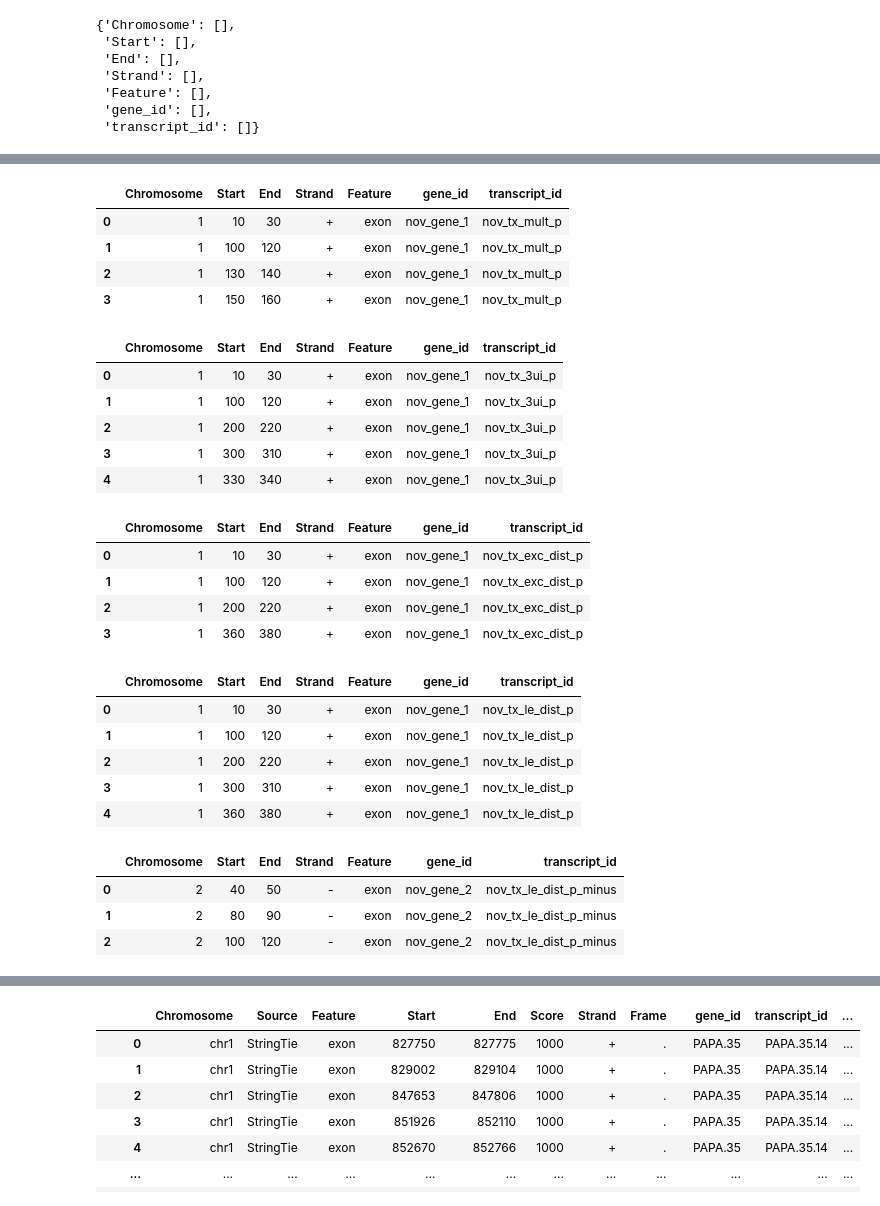
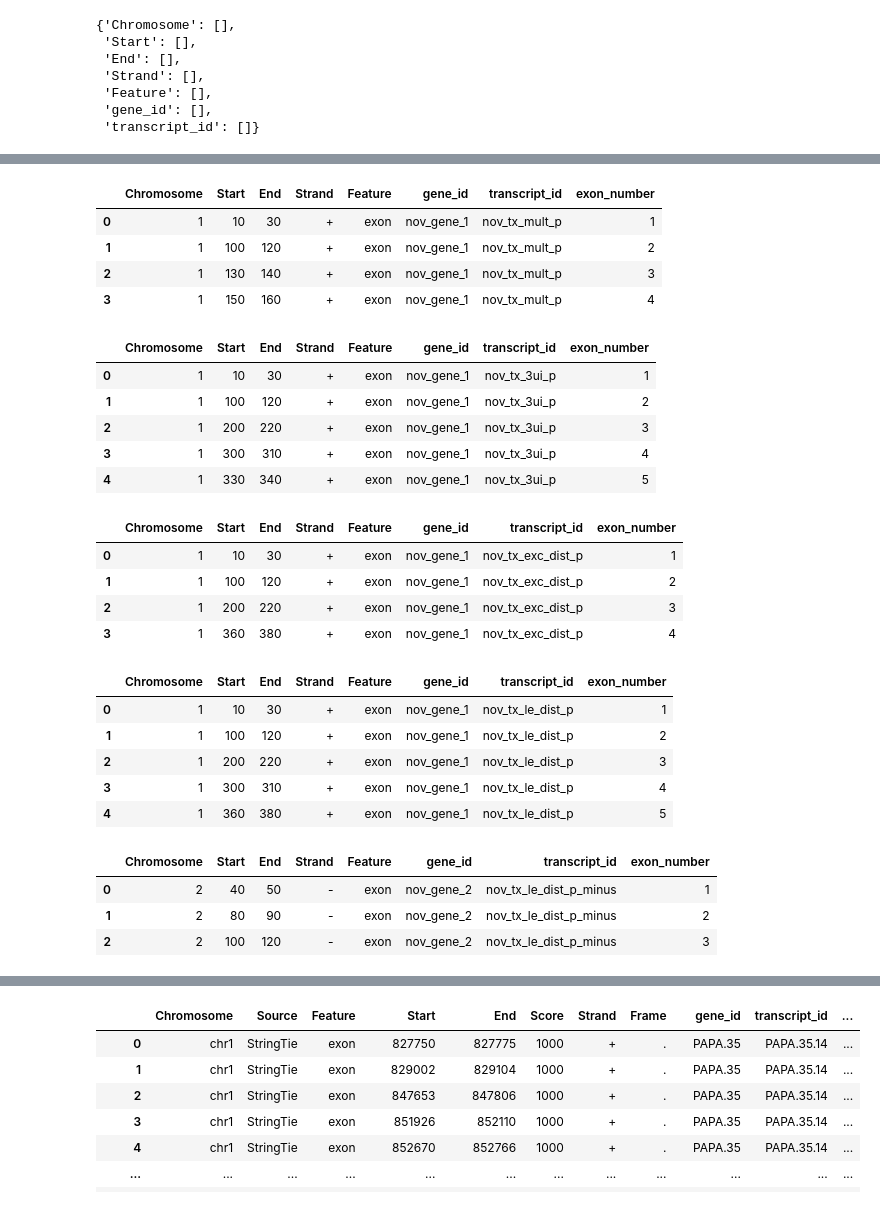
Before and after one commit to frattalab/PAPA, a Jupyter notebook: scripts/stringtie_intron_chain_classification.ipynb, the cells around one changed output, grey strips where cells are left out. Cells and saved outputs as stored; diff of their text form; code cells hidden in the pictures.

```diff
--- a/scripts/stringtie_intron_chain_classification.ipynb
+++ b/scripts/stringtie_intron_chain_classification.ipynb
@@ -143,37 +148,39 @@ test_novel_mult = {"Chromosome": [1]*4,
                    "Strand": ["+"]*4,
                    "Feature": ["exon"]*4,
                    "gene_id": ["nov_gene_1"]*4,
-                   "transcript_id": ["nov_tx_mult_p"]*4
+                   "transcript_id": ["nov_tx_mult_p"]*4,
+                   "exon_number": [1,2,3,4]
                     }
 
 pr.from_dict(test_novel_mult)
 # %% [output]
-|  | Chromosome | Start | End | Strand | Feature | gene_id | transcript_id |
-| 0 | 1 | 10 | 30 | + | exon | nov_gene_1 | nov_tx_mult_p |
-| 1 | 1 | 100 | 120 | + | exon | nov_gene_1 | nov_tx_mult_p |
-| 2 | 1 | 130 | 140 | + | exon | nov_gene_1 | nov_tx_mult_p |
-| 3 | 1 | 150 | 160 | + | exon | nov_gene_1 | nov_tx_mult_p |
+|  | Chromosome | Start | End | Strand | Feature | gene_id | transcript_id | exon_number |
+| 0 | 1 | 10 | 30 | + | exon | nov_gene_1 | nov_tx_mult_p | 1 |
+| 1 | 1 | 100 | 120 | + | exon | nov_gene_1 | nov_tx_mult_p | 2 |
+| 2 | 1 | 130 | 140 | + | exon | nov_gene_1 | nov_tx_mult_p | 3 |
+| 3 | 1 | 150 | 160 | + | exon | nov_gene_1 | nov_tx_mult_p | 4 |
 # %%
 # 5. 3'UTR intron fully contained within an annotated 3'UTR (e.g. TDP-43)
 # For this to pass, they should match the intron chain of a known transcript up until the penultimate exon
 # (Annotate as a 3'UTR intron (spliced out) after filtering for intron chain match)
 test_novel_3ui = {"Chromosome": [1]*5,
                 "Start": [10,100,200,300,330],
                 "End": [30,120,220,310,340],
                 "Strand": ["+"]*5,
                 "Feature": ["exon"]*5,
                 "gene_id": ["nov_gene_1"]*5,
-                "transcript_id": ["nov_tx_3ui_p"]*5
+                "transcript_id": ["nov_tx_3ui_p"]*5,
+                  "exon_number": [1,2,3,4,5]
                  }
 
 pr.from_dict(test_novel_3ui)
 # %% [output]
-|  | Chromosome | Start | End | Strand | Feature | gene_id | transcript_id |
-| 0 | 1 | 10 | 30 | + | exon | nov_gene_1 | nov_tx_3ui_p |
-| 1 | 1 | 100 | 120 | + | exon | nov_gene_1 | nov_tx_3ui_p |
-| 2 | 1 | 200 | 220 | + | exon | nov_gene_1 | nov_tx_3ui_p |
-| 3 | 1 | 300 | 310 | + | exon | nov_gene_1 | nov_tx_3ui_p |
-| 4 | 1 | 330 | 340 | + | exon | nov_gene_1 | nov_tx_3ui_p |
+|  | Chromosome | Start | End | Strand | Feature | gene_id | transcript_id | exon_number |
+| 0 | 1 | 10 | 30 | + | exon | nov_gene_1 | nov_tx_3ui_p | 1 |
+| 1 | 1 | 100 | 120 | + | exon | nov_gene_1 | nov_tx_3ui_p | 2 |
+| 2 | 1 | 200 | 220 | + | exon | nov_gene_1 | nov_tx_3ui_p | 3 |
+| 3 | 1 | 300 | 310 | + | exon | nov_gene_1 | nov_tx_3ui_p | 4 |
+| 4 | 1 | 330 | 340 | + | exon | nov_gene_1 | nov_tx_3ui_p | 5 |
 # %%
 #6. Distal last exon spliced from penultimate exon (i.e. a mutually exclusive last exon) (e.g. SMC1A)
 # For this to pass, they should match the intron chain of a known transcript up until the penultimate exon
@@ -185,16 +192,17 @@ test_novel_exc_dist = {"Chromosome": [1]*4,
                 "Strand": ["+"]*4,
                 "Feature": ["exon"]*4,
                 "gene_id": ["nov_gene_1"]*4,
-                "transcript_id": ["nov_tx_exc_dist_p"]*4
+                "transcript_id": ["nov_tx_exc_dist_p"]*4,
+                       "exon_number": [1,2,3,4]
                }
 
 pr.from_dict(test_novel_exc_dist)
 # %% [output]
-|  | Chromosome | Start | End | Strand | Feature | gene_id | transcript_id |
-| 0 | 1 | 10 | 30 | + | exon | nov_gene_1 | nov_tx_exc_dist_p |
-| 1 | 1 | 100 | 120 | + | exon | nov_gene_1 | nov_tx_exc_dist_p |
-| 2 | 1 | 200 | 220 | + | exon | nov_gene_1 | nov_tx_exc_dist_p |
-| 3 | 1 | 360 | 380 | + | exon | nov_gene_1 | nov_tx_exc_dist_p |
+|  | Chromosome | Start | End | Strand | Feature | gene_id | transcript_id | exon_number |
+| 0 | 1 | 10 | 30 | + | exon | nov_gene_1 | nov_tx_exc_dist_p | 1 |
+| 1 | 1 | 100 | 120 | + | exon | nov_gene_1 | nov_tx_exc_dist_p | 2 |
+| 2 | 1 | 200 | 220 | + | exon | nov_gene_1 | nov_tx_exc_dist_p | 3 |
+| 3 | 1 | 360 | 380 | + | exon | nov_gene_1 | nov_tx_exc_dist_p | 4 |
 # %%
 #7. Distal last exon spliced from ann
 # For this to pass, they should match the intron chain of a known transcript up until the penultimate exon
@@ -204,17 +212,18 @@ test_novel_le_dist = {"Chromosome": [1]*5,
                       "Strand": ["+"]*5,
                       "Feature": ["exon"]*5,
                       "gene_id": ["nov_gene_1"]*5,
-                      "transcript_id": ["nov_tx_le_dist_p"]*5
+                      "transcript_id": ["nov_tx_le_dist_p"]*5,
+                      "exon_number": [1,2,3,4,5]
                      }
 
 pr.from_dict(test_novel_le_dist)
 # %% [output]
-|  | Chromosome | Start | End | Strand | Feature | gene_id | transcript_id |
-| 0 | 1 | 10 | 30 | + | exon | nov_gene_1 | nov_tx_le_dist_p |
-| 1 | 1 | 100 | 120 | + | exon | nov_gene_1 | nov_tx_le_dist_p |
-| 2 | 1 | 200 | 220 | + | exon | nov_gene_1 | nov_tx_le_dist_p |
-| 3 | 1 | 300 | 310 | + | exon | nov_gene_1 | nov_tx_le_dist_p |
-| 4 | 1 | 360 | 380 | + | exon | nov_gene_1 | nov_tx_le_dist_p |
+|  | Chromosome | Start | End | Strand | Feature | gene_id | transcript_id | exon_number |
+| 0 | 1 | 10 | 30 | + | exon | nov_gene_1 | nov_tx_le_dist_p | 1 |
+| 1 | 1 | 100 | 120 | + | exon | nov_gene_1 | nov_tx_le_dist_p | 2 |
+| 2 | 1 | 200 | 220 | + | exon | nov_gene_1 | nov_tx_le_dist_p | 3 |
+| 3 | 1 | 300 | 310 | + | exon | nov_gene_1 | nov_tx_le_dist_p | 4 |
+| 4 | 1 | 360 | 380 | + | exon | nov_gene_1 | nov_tx_le_dist_p | 5 |
 # %%
 #8. Distal last exon spliced from annoatrd (minus strand)
 # For this to pass, they should match the intron chain of a known transcript up until the penultimate exon
@@ -224,15 +233,16 @@ test_novel_le_dist_minus = {"Chromosome": [2]*3,
                       "Strand": ["-"]*3,
                       "Feature": ["exon"]*3,
                       "gene_id": ["nov_gene_2"]*3,
-                      "transcript_id": ["nov_tx_le_dist_p_minus"]*3
+                      "transcript_id": ["nov_tx_le_dist_p_minus"]*3,
+                            "exon_number": [1,2,3]
                      }
 
 pr.from_dict(test_novel_le_dist_minus)
 # %% [output]
-|  | Chromosome | Start | End | Strand | Feature | gene_id | transcript_id |
-| 0 | 2 | 40 | 50 | - | exon | nov_gene_2 | nov_tx_le_dist_p_minus |
-| 1 | 2 | 80 | 90 | - | exon | nov_gene_2 | nov_tx_le_dist_p_minus |
-| 2 | 2 | 100 | 120 | - | exon | nov_gene_2 | nov_tx_le_dist_p_minus |
+|  | Chromosome | Start | End | Strand | Feature | gene_id | transcript_id | exon_number |
+| 0 | 2 | 40 | 50 | - | exon | nov_gene_2 | nov_tx_le_dist_p_minus | 1 |
+| 1 | 2 | 80 | 90 | - | exon | nov_gene_2 | nov_tx_le_dist_p_minus | 2 |
+| 2 | 2 | 100 | 120 | - | exon | nov_gene_2 | nov_tx_le_dist_p_minus | 3 |
 # %%
 test_novel_gr = pr.concat([pr.from_dict(event) for event in [test_novel_3ui,
                                                             test_novel_bl,
```
Also changed, not shown: parts of 25 cells of this notebook, 2 other files.
